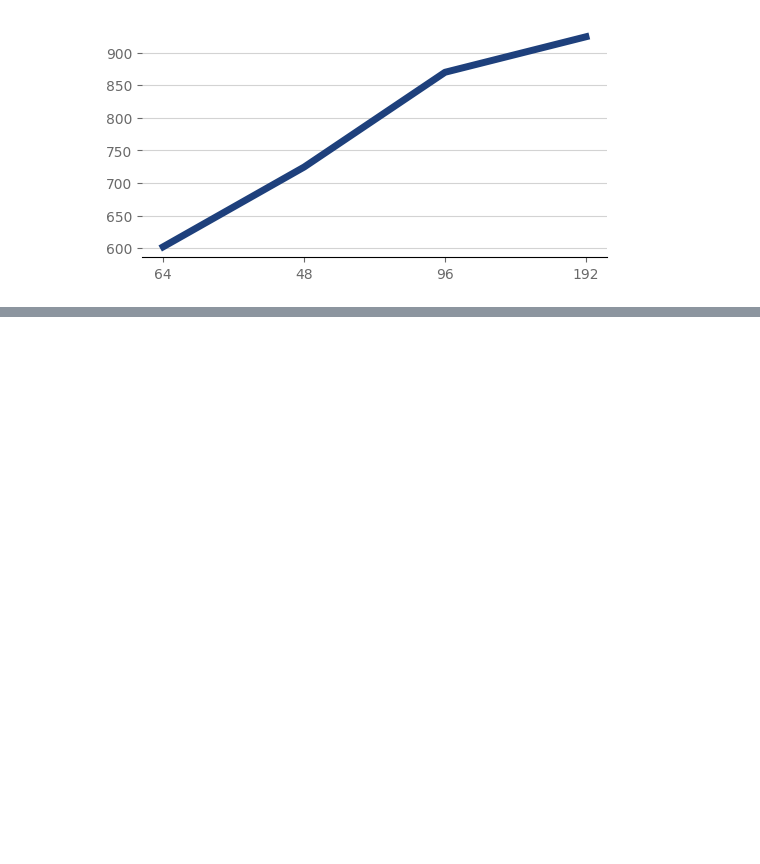
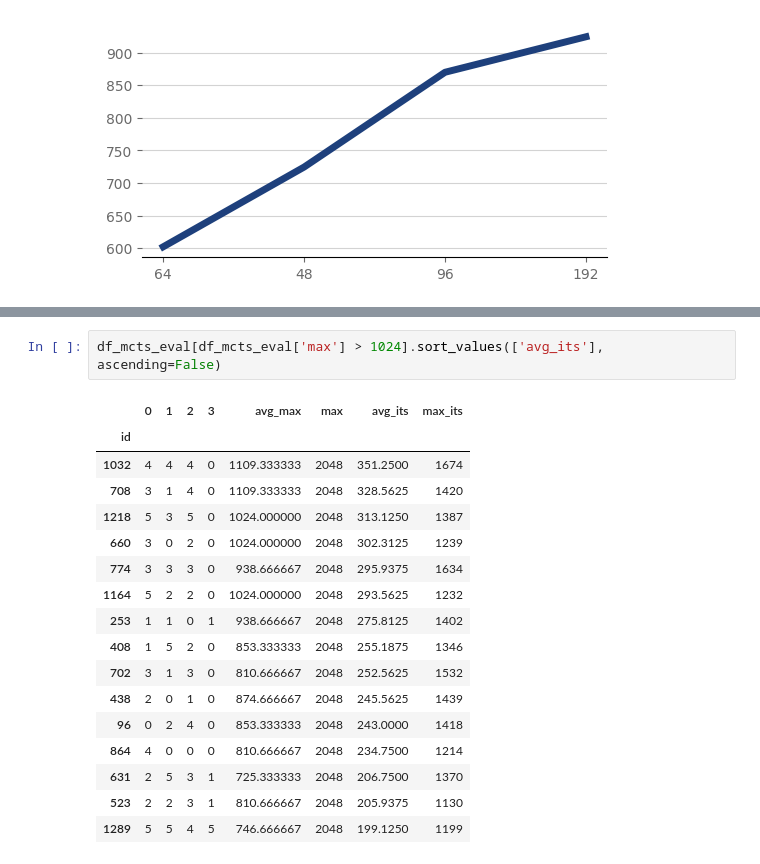
Before and after one commit to PSU-AI801-Group1-Fall-2024/2048-experiments, a Jupyter notebook: data-synthensis.ipynb, the cells around one changed output, grey strips where cells are left out. Drawn from its saved outputs; the diff is of its cells as text; blank space fills up the shorter version.

Commit message:
added evaluation fitting tables

```diff
--- a/data-synthensis.ipynb
+++ b/data-synthensis.ipynb
@@ -481,0 +496,20 @@ line_plot(x, y)
+# %%
+df_mcts_eval[df_mcts_eval['max'] > 1024].sort_values(['avg_its'], ascending=False)
+# %% [output]
+|  | 0 | 1 | 2 | 3 | avg_max | max | avg_its | max_its |
+| id |  |  |  |  |  |  |  |  |
+| 1032 | 4 | 4 | 4 | 0 | 1109.333333 | 2048 | 351.2500 | 1674 |
+| 708 | 3 | 1 | 4 | 0 | 1109.333333 | 2048 | 328.5625 | 1420 |
+| 1218 | 5 | 3 | 5 | 0 | 1024.000000 | 2048 | 313.1250 | 1387 |
+| 660 | 3 | 0 | 2 | 0 | 1024.000000 | 2048 | 302.3125 | 1239 |
+| 774 | 3 | 3 | 3 | 0 | 938.666667 | 2048 | 295.9375 | 1634 |
+| 1164 | 5 | 2 | 2 | 0 | 1024.000000 | 2048 | 293.5625 | 1232 |
+| 253 | 1 | 1 | 0 | 1 | 938.666667 | 2048 | 275.8125 | 1402 |
+| 408 | 1 | 5 | 2 | 0 | 853.333333 | 2048 | 255.1875 | 1346 |
+| 702 | 3 | 1 | 3 | 0 | 810.666667 | 2048 | 252.5625 | 1532 |
+| 438 | 2 | 0 | 1 | 0 | 874.666667 | 2048 | 245.5625 | 1439 |
+| 96 | 0 | 2 | 4 | 0 | 853.333333 | 2048 | 243.0000 | 1418 |
+| 864 | 4 | 0 | 0 | 0 | 810.666667 | 2048 | 234.7500 | 1214 |
+| 631 | 2 | 5 | 3 | 1 | 725.333333 | 2048 | 206.7500 | 1370 |
+| 523 | 2 | 2 | 3 | 1 | 810.666667 | 2048 | 205.9375 | 1130 |
+| 1289 | 5 | 5 | 4 | 5 | 746.666667 | 2048 | 199.1250 | 1199 |
```
Also changed, not shown: parts of 7 cells of this notebook.
